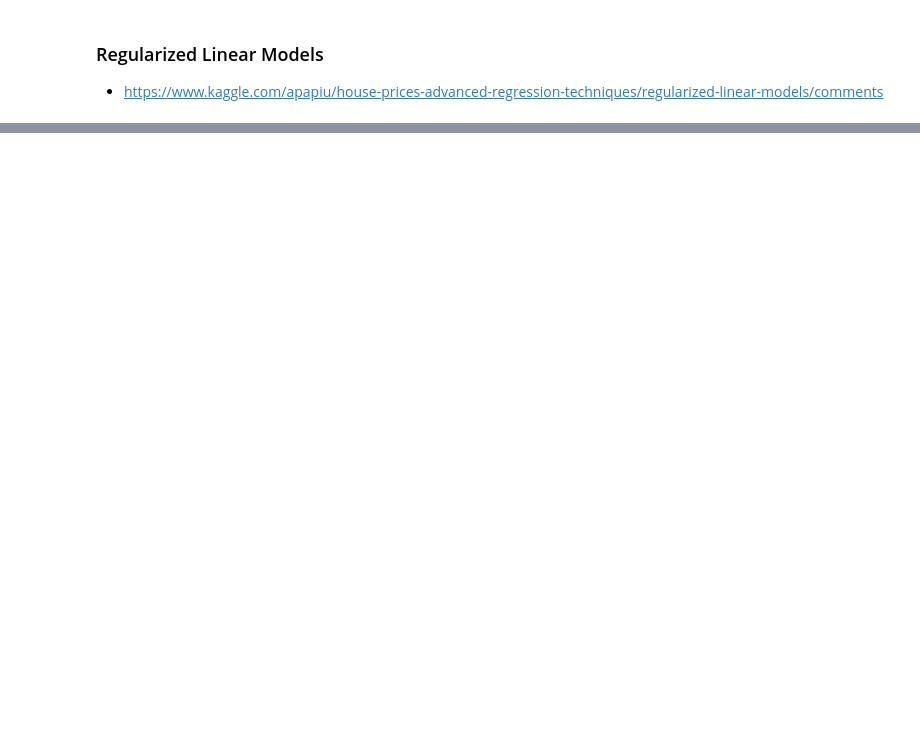
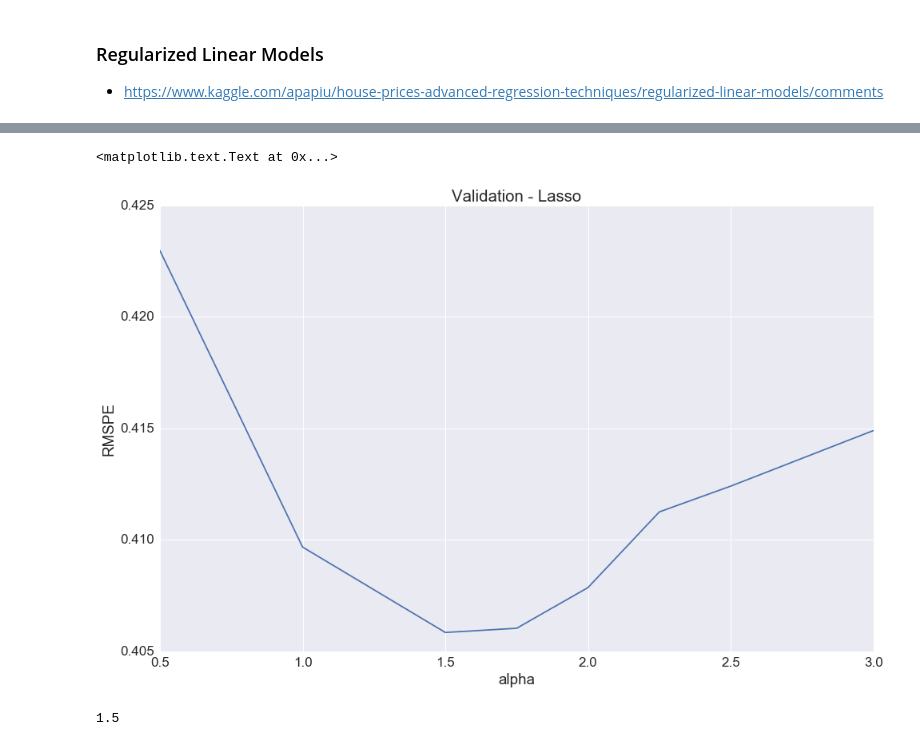
Before and after one commit to AaronYXZ/BIA652-Airbnb, a Jupyter notebook: Code/Proj_Airbnb_Houseing_Price-2.Machine Learning.ipynb, the cells around one changed output, grey strips where cells are left out. Drawn from its saved outputs; the diff is of its cells as text; code cells hidden in the pictures; blank space fills up the shorter version.

```diff
--- a/Code/Proj_Airbnb_Houseing_Price-2.Machine Learning.ipynb
+++ b/Code/Proj_Airbnb_Houseing_Price-2.Machine Learning.ipynb
@@ -31,0 +68,3 @@ X_train, X_test, y_train, y_test = train_test_split(X, y, test_size = 0.2, rando
+# %%
+X_train = X_train.ix[:,:-2]
+X_test = X_test.ix[:,:-2]
@@ -40,0 +124,5 @@ sum((y_test - lr.fit(X_train, y_train).predict(X_test))**2 )
+# %%
+y = ['Total_Price']
+x = []
+n = X_train.shape[0]
+q = 1
@@ -56,0 +205,14 @@ X_train.shape
+# %%
+%%time
+alphas = [  0.5,  1 , 1.5, 1.75, 2.0, 2.25, 2.5, 3.0]
+scores_lasso = []
+kf = KFold(n_splits=10, random_state = 123)
+
+for alpha in alphas:
+    lasso = Lasso(alpha)
+    for train, val in kf.split(X_train):
+        score_cv = []
+        y_pred = lasso.fit(X_train.values[train],y_train.values[train]).predict(X_train.values[val])
+        score_cv.append(RMSPE(y_train.values[val], y_pred))
+        score = np.mean(score_cv)
+    scores_lasso.append(score)
@@ -56,0 +222,13 @@ X_train.shape
+# %%
+plt.figure(figsize=(16,10))
+cv_lasso = pd.Series(scores_lasso, index = alphas)
+cv_lasso.plot(title = "Validation - Lasso")
+plt.xlabel("alpha")
+plt.ylabel("RMSPE")
+# %% [output]
+<matplotlib.text.Text at 0x...>
+[figure, added]
+# %%
+cv_lasso.argmin()
+# %% [output]
+1.5
```
Also changed, not shown: parts of 235 cells of this notebook, 1 other file.
